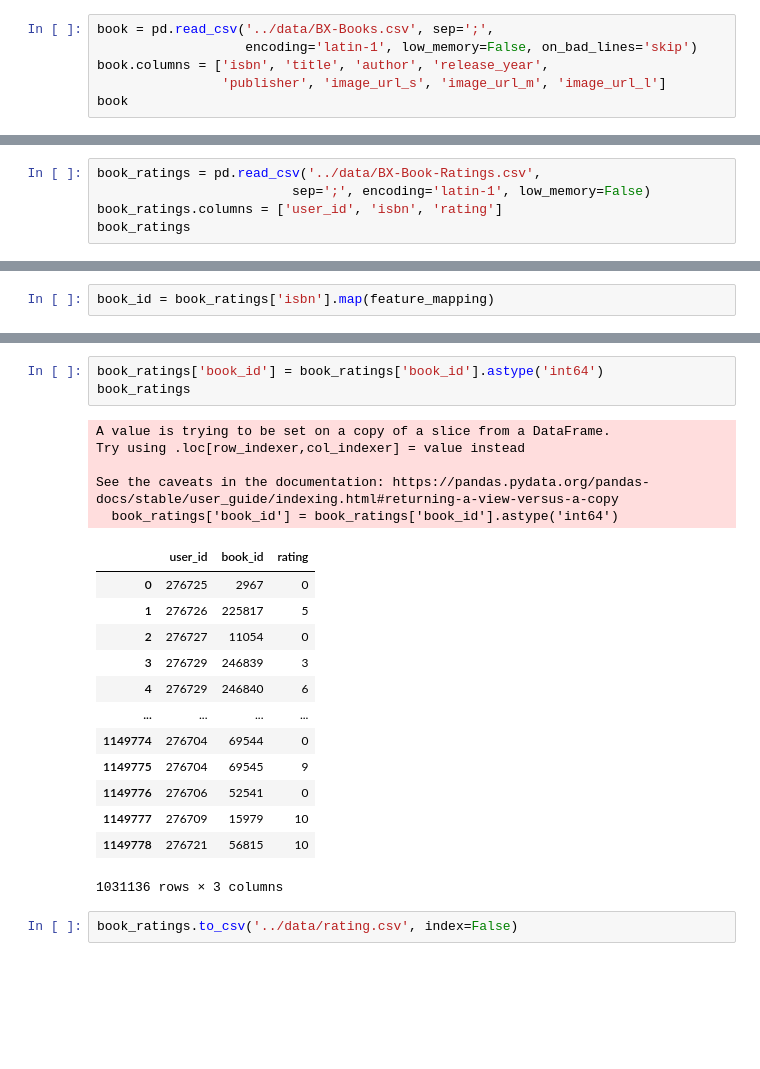
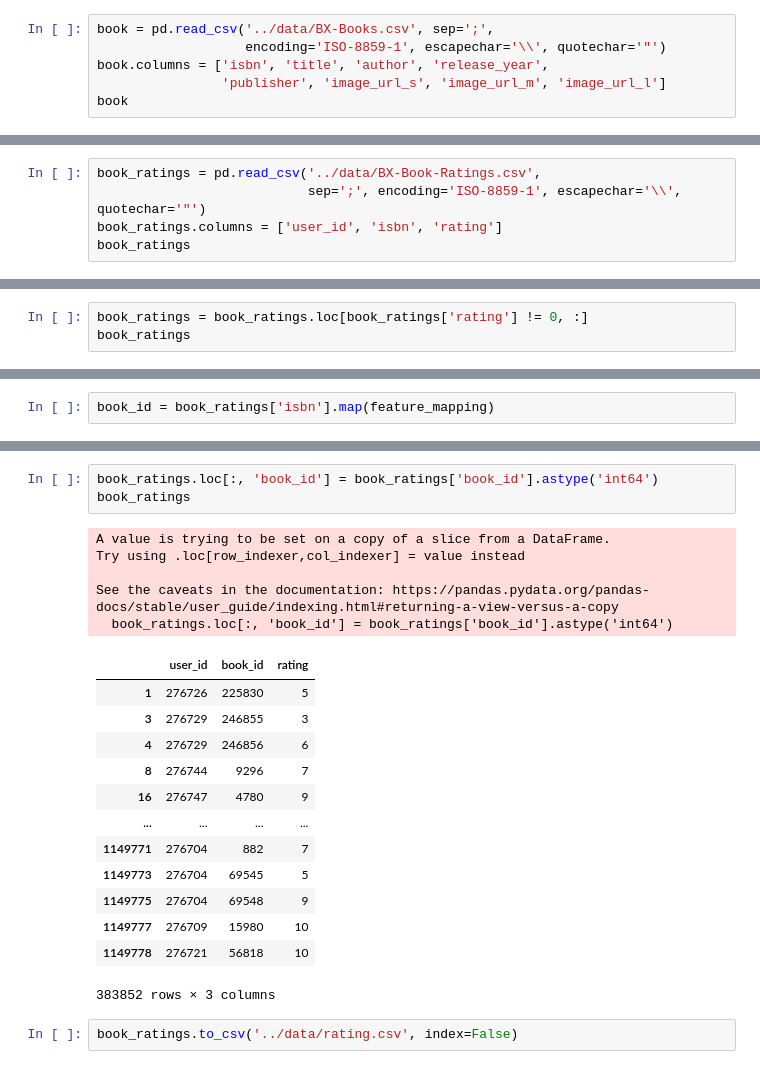
Before and after one commit to yj8023xx/xiwenlejian, a Jupyter notebook: model/feature_engineering.ipynb, the cells around one changed output, grey strips where cells are left out. Cells and saved outputs as stored; diff of their text form; blank space fills up the shorter version.

```diff
--- a/model/feature_engineering.ipynb
+++ b/model/feature_engineering.ipynb
@@ -46,7 +46,7 @@ user['age'].fillna(user['age'].mean(), inplace=True)
 user['age'] = user['age'].astype('int32')
 # %%
 book = pd.read_csv('../data/BX-Books.csv', sep=';',
-                   encoding='latin-1', low_memory=False, on_bad_lines='skip')
+                   encoding='ISO-8859-1', escapechar='\\', quotechar='"')
 book.columns = ['isbn', 'title', 'author', 'release_year',
                 'publisher', 'image_url_s', 'image_url_m', 'image_url_l']
 book
@@ -131,7 +135,7 @@ dtypes: int64(1)
 memory usage: 2.1 MB
 # %%
 book_ratings = pd.read_csv('../data/BX-Book-Ratings.csv',
-                         sep=';', encoding='latin-1', low_memory=False)
+                           sep=';', encoding='ISO-8859-1', escapechar='\\', quotechar='"')
 book_ratings.columns = ['user_id', 'isbn', 'rating']
 book_ratings
 # %% [output]
@@ -193,3 +197,6 @@ user_id    0.0
 isbn       0.0
 rating     0.0
 dtype: float64
+# %%
+book_ratings = book_ratings.loc[book_ratings['rating'] != 0, :]
+book_ratings
@@ -249,25 +270,25 @@ book_ratings
 # %%
-book_ratings['book_id'] = book_ratings['book_id'].astype('int64')
+book_ratings.loc[:, 'book_id'] = book_ratings['book_id'].astype('int64')
 book_ratings
 # %% [output]
 A value is trying to be set on a copy of a slice from a DataFrame.
 Try using .loc[row_indexer,col_indexer] = value instead
 
 See the caveats in the documentation: https://pandas.pydata.org/pandas-docs/stable/user_guide/indexing.html#returning-a-view-versus-a-copy
-  book_ratings['book_id'] = book_ratings['book_id'].astype('int64')
+  book_ratings.loc[:, 'book_id'] = book_ratings['book_id'].astype('int64')
 |  | user_id | book_id | rating |
-| 0 | 276725 | 2967 | 0 |
-| 1 | 276726 | 225817 | 5 |
-| 2 | 276727 | 11054 | 0 |
-| 3 | 276729 | 246839 | 3 |
-| 4 | 276729 | 246840 | 6 |
+| 1 | 276726 | 225830 | 5 |
+| 3 | 276729 | 246855 | 3 |
+| 4 | 276729 | 246856 | 6 |
+| 8 | 276744 | 9296 | 7 |
+| 16 | 276747 | 4780 | 9 |
 | ... | ... | ... | ... |
-| 1149774 | 276704 | 69544 | 0 |
-| 1149775 | 276704 | 69545 | 9 |
-| 1149776 | 276706 | 52541 | 0 |
-| 1149777 | 276709 | 15979 | 10 |
-| 1149778 | 276721 | 56815 | 10 |
+| 1149771 | 276704 | 882 | 7 |
+| 1149773 | 276704 | 69545 | 5 |
+| 1149775 | 276704 | 69548 | 9 |
+| 1149777 | 276709 | 15980 | 10 |
+| 1149778 | 276721 | 56818 | 10 |
-1031136 rows × 3 columns
+383852 rows × 3 columns
 # %%
 book_ratings.to_csv('../data/rating.csv', index=False)
 # %%
```
Also changed, not shown: parts of 31 cells of this notebook.
